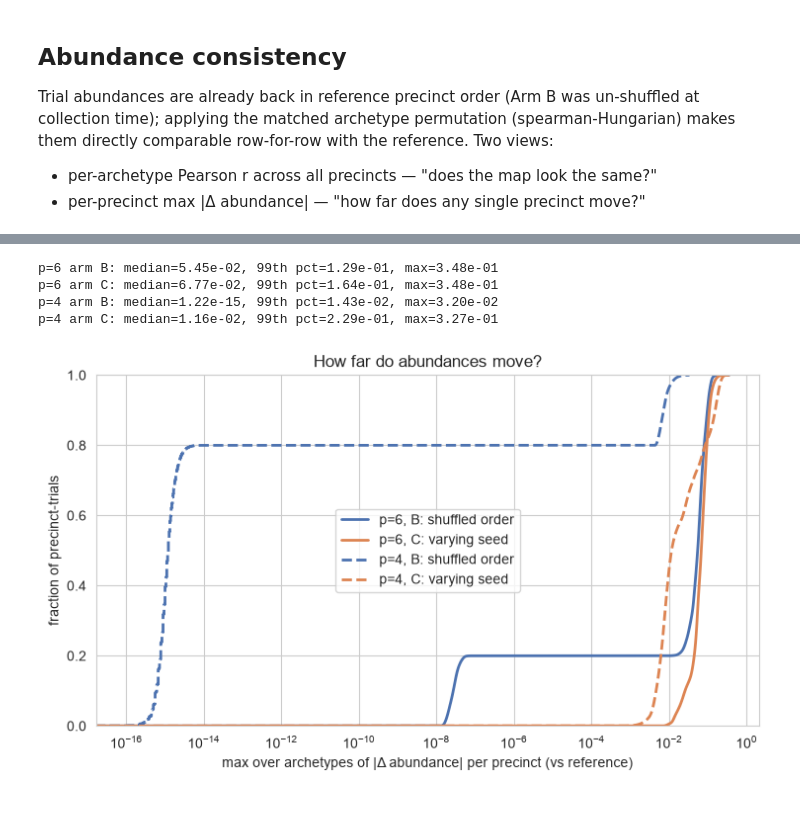
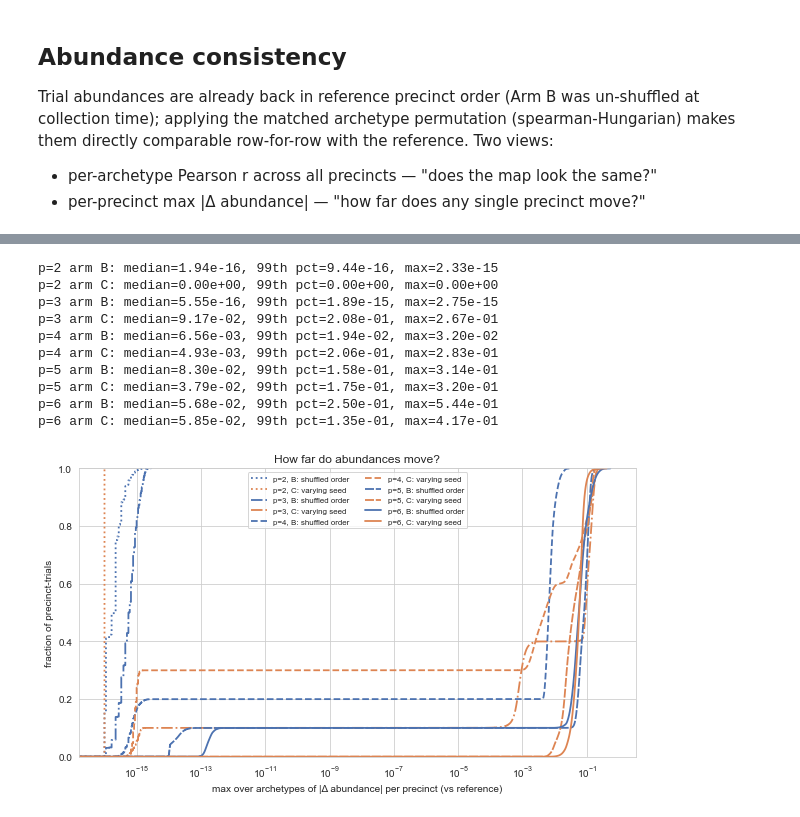
Before and after one commit to harjonillo/voting-unmixing-ph, a Jupyter notebook: notebooks/09_randomizing_precinct_order.ipynb, the cells around one changed output, grey strips where cells are left out. Saved outputs shown, nothing was run; the diff lists cells and outputs as text; code cells hidden in the pictures.

```diff
--- a/notebooks/09_randomizing_precinct_order.ipynb
+++ b/notebooks/09_randomizing_precinct_order.ipynb
@@ -105,7 +110,7 @@ def run_pipeline(Y_in, p, seed, verbose=False):
 SEED = config['unmixing'].getint('seed')   # pipeline (VCA/MVSA init) seed
 PERM_SEED = 1000                           # separate stream for the precinct shuffles
 P = config['unmixing'].getint('n_archetypes') or None
-PS = [P, 4]        # config value, and nb08's min-pairwise-distance choice
+PS = [2, 3, 4, 5, 6]   # sweep; anchors: config value (6) and nb08's min-pairwise-distance choice (4)
 n_trials = 10
 
 df = load_complete(config)
@@ -261,6 +275,7 @@ the margin to the runner-up similarity. A further diagnostic now available: whet
 is ambiguous regardless of matcher.
 # %%
 METRICS = ['spearman', 'rbo', 'weighted_tau', 'top12_jaccard', 'cosine']
+ARMS = ['A', 'B', 'C']
 
 
 def match_trials(results, ref_endm, similarity):
@@ -303,7 +318,7 @@ def match_trials(results, ref_endm, similarity):
 
 
 matches = {(p_run, arm, metric): match_trials(exp[p_run][arm], exp[p_run]['ref']['endm'], metric)
-           for p_run in PS for arm in ['B', 'C'] for metric in METRICS}
+           for p_run in PS for arm in ARMS for metric in METRICS}
 
 # Do the metrics agree on WHO matches WHOM? (fraction of assignments equal to spearman's)
 print('assignment agreement with spearman / greedy agreement with Hungarian:')
@@ -392,0 +486,20 @@ for p_run in PS:
+# %%
+# Violin view: the boxplots mislead for quantized, bimodal metrics (top-12 Jaccard
+# takes a handful of discrete values, and trials are either exact or clearly
+# different), where a box spanning the floor-to-1e-1 range reads as uniform spread.
+# Violins show where the mass actually sits. KDE is computed in log space
+# (log_scale=True); cut=0 keeps each violin inside its data range, and the
+# zero-variance groups (Arm A, and Arm B at low p) render as flat lines at the floor.
+fig, axes = plt.subplots(1, len(METRICS), figsize=(3.4 * len(METRICS), 4.2), sharey=True)
+for ax, metric in zip(axes, METRICS):
+    d = sim_long[sim_long['metric'] == metric]
+    sns.violinplot(data=d, x='p', y='dissim', hue='arm', hue_order=list(ARM_LABELS.values()),
+                   palette=ARM_COLORS, log_scale=True, cut=0, density_norm='width',
+                   bw_adjust=0.5, inner='quart', linewidth=0.7,
+                   legend=(metric == METRICS[0]), ax=ax)
+    ax.set_title(metric)
+    ax.set_xlabel('p (number of archetypes)')
+    ax.set_ylabel('1 − matched similarity (lower = closer)' if metric == METRICS[0] else '')
+sns.move_legend(axes[0], 'upper left', title=None, frameon=True, fontsize=9)
+fig.suptitle('Order vs seed sensitivity across archetype counts (violin view, log dissimilarity)')
+fig.tight_layout()
@@ -395,7 +510,7 @@ for p_run in PS:
 for p_run in PS:
     print(f'p={p_run}  (scale: 99th pct of |reference loadings| = '
           f'{np.percentile(np.abs(exp[p_run]["ref"]["endm"]), 99):.4f})')
-    for arm in ['B', 'C']:
+    for arm in ARMS:
         perms = matches[p_run, arm, 'spearman'][1]
         dev = np.array([np.abs(res['endm'][:, perm] - exp[p_run]['ref']['endm']).max()
                         for res, perm in zip(exp[p_run][arm], perms)])
@@ -470,46 +605,53 @@ def per_precinct_maxdiff(p_run, arm):
     ----------
     p_run : int
         Which experiment (archetype count) to read from `exp` / `matches`.
-    arm : {'B', 'C'}
+    arm : {'A', 'B', 'C'}
         Which arm's trials to evaluate. Archetypes are aligned with the
         spearman-Hungarian permutations.
 
     Returns
     -------
     diffs : ndarray, shape (n_trials * N,)
         For every (trial, precinct): the max over archetypes of
         |Δ abundance| vs the reference.
     """
     ref_ab = exp[p_run]['ref']['abundances']
     perms = matches[p_run, arm, 'spearman'][1]
     return np.concatenate([
         np.abs(res['abundances'][perm, :] - ref_ab).max(axis=0)
         for res, perm in zip(exp[p_run][arm], perms)])
 
 
-fig, ax = plt.subplots(figsize=(7.5, 4.5))
-colors = {'B': '#4C72B0', 'C': '#DD8452'}      # color = arm
-styles = dict(zip(PS, ['-', '--']))            # linestyle = p
+# Arm A is identically zero (determinism check above), so only B and C are drawn
+fig, ax = plt.subplots(figsize=(8.5, 5))
+colors = {'B': '#4C72B0', 'C': '#DD8452'}                       # color = arm
+styles = dict(zip(PS, [':', '-.', '--', (0, (5, 1)), '-']))    # linestyle = p
 for p_run in PS:
     for arm in ['B', 'C']:
         d = per_precinct_maxdiff(p_run, arm)
         # clip at 1e-16 so bitwise-identical trials (diff = 0) still render on the log axis
         sns.ecdfplot(x=np.maximum(d, 1e-16), ax=ax, color=colors[arm], ls=styles[p_run],
-                     lw=2, label=f'p={p_run}, {"B: shuffled order" if arm == "B" else "C: varying seed"}')
+                     lw=1.8, label=f'p={p_run}, {"B: shuffled order" if arm == "B" else "C: varying seed"}')
         print(f'p={p_run} arm {arm}: median={np.median(d):.2e}, '
               f'99th pct={np.percentile(d, 99):.2e}, max={d.max():.2e}')
 ax.set_xscale('log')
 ax.set_xlabel('max over archetypes of |Δ abundance| per precinct (vs reference)')
 ax.set_ylabel('fraction of precinct-trials')
 ax.set_title('How far do abundances move?')
-ax.legend()
+ax.legend(fontsize=8, ncol=2)
 plt.tight_layout()
 # %% [output]
-p=6 arm B: median=5.45e-02, 99th pct=1.29e-01, max=3.48e-01
-p=6 arm C: median=6.77e-02, 99th pct=1.64e-01, max=3.48e-01
-p=4 arm B: median=1.22e-15, 99th pct=1.43e-02, max=3.20e-02
-p=4 arm C: median=1.16e-02, 99th pct=2.29e-01, max=3.27e-01
+p=2 arm B: median=1.94e-16, 99th pct=9.44e-16, max=2.33e-15
+p=2 arm C: median=0.00e+00, 99th pct=0.00e+00, max=0.00e+00
+p=3 arm B: median=5.55e-16, 99th pct=1.89e-15, max=2.75e-15
+p=3 arm C: median=9.17e-02, 99th pct=2.08e-01, max=2.67e-01
+p=4 arm B: median=6.56e-03, 99th pct=1.94e-02, max=3.20e-02
+p=4 arm C: median=4.93e-03, 99th pct=2.06e-01, max=2.83e-01
+p=5 arm B: median=8.30e-02, 99th pct=1.58e-01, max=3.14e-01
+p=5 arm C: median=3.79e-02, 99th pct=1.75e-01, max=3.20e-01
+p=6 arm B: median=5.68e-02, 99th pct=2.50e-01, max=5.44e-01
+p=6 arm C: median=5.85e-02, 99th pct=1.35e-01, max=4.17e-01
-[figure, old version]
+[figure, new version]
 # %% [markdown]
 ## Conclusions
 
```
Also changed, not shown: parts of 16 cells of this notebook, 3 other files.
